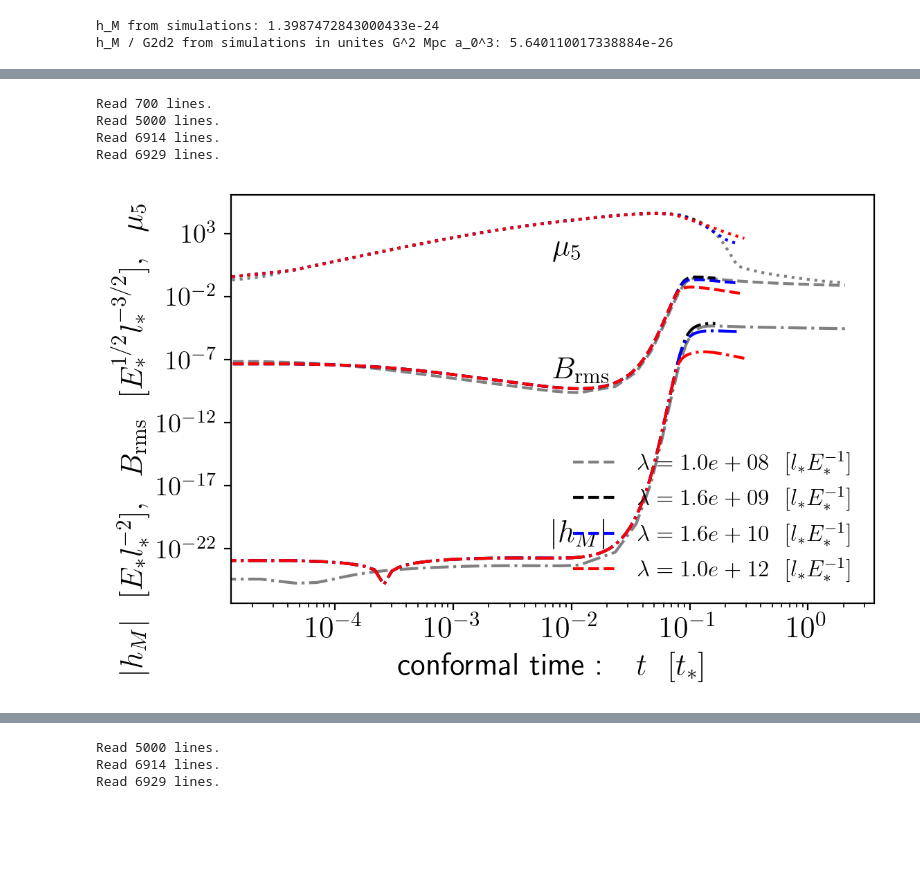
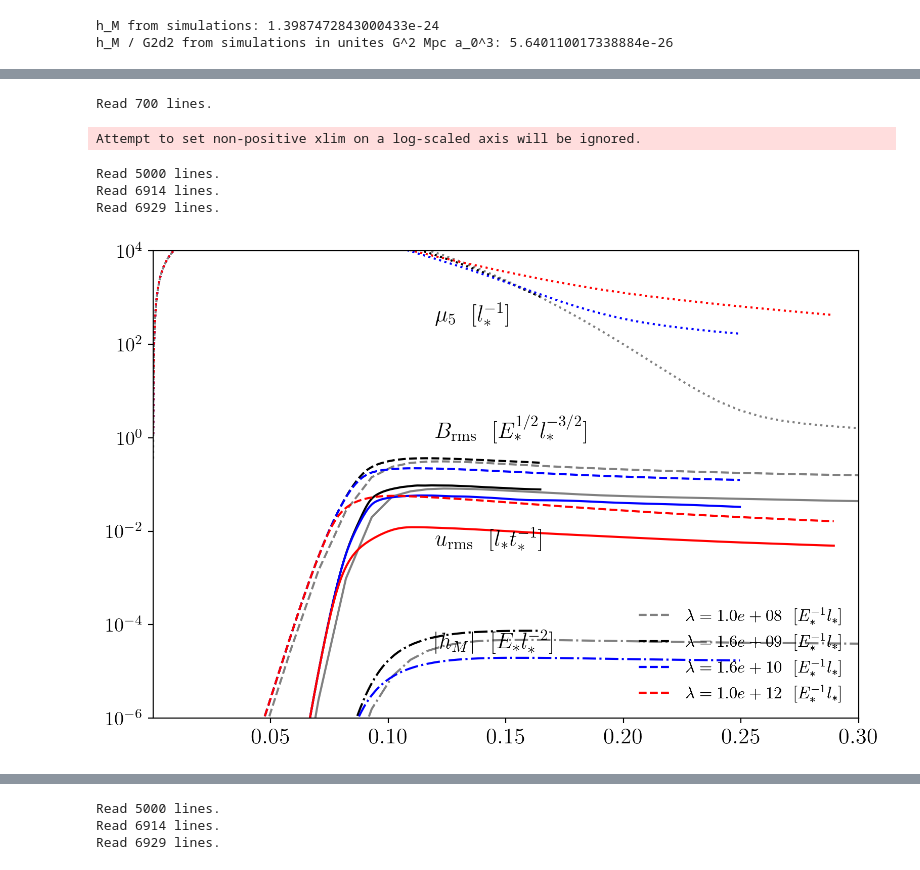
Before and after one commit to shturman99/CME, a Jupyter notebook: CME_pipeline_notebook.ipynb, the cells around one changed output, grey strips where cells are left out. Cells and saved outputs as stored; diff of their text form; code cells hidden in the pictures; blank space fills up the shorter version.

```diff
--- a/CME_pipeline_notebook.ipynb
+++ b/CME_pipeline_notebook.ipynb
@@ -200,62 +204,83 @@ for sim in sims:
         if lam is not None and lam not in lambda_to_color:
             lambda_to_color[lam] = next(color_cycle)
 # %%
+from matplotlib.lines import Line2D
+
 # One combined figure in the "Brms" style, but with multiple runs
-fig, ax = plt.subplots(figsize=(6, 4))
+fig, ax = plt.subplots(figsize=(9, 6))
 
 handles, labels = [], []
+hel_vs_lambda = {}
 
 for sim in sims:
-    # same filtering you had
     if sim.name == "1024_gamma3_new_source7_k200b":
         pass
     elif (not sim.name.startswith("256")) or any(x in sim.name for x in ["4e8", "8e8", "2e8"]):
         continue
 
     ts   = pc.read.ts(datadir=sim.datadir)
     pars = pc.read.param(datadir=sim.datadir, param2=True)
     lam  = getattr(pars, "lambda5", None)
-
     if lam is None:
         continue
 
     color = lambda_to_color.get(lam, "gray")
 
     t    = np.asarray(ts.t) - cfg.t_offset
     brms = np.asarray(ts.brms)
     hel  = np.asarray(ts.abm)
-    mu5 = np.asarray(ts.mu5m)
+    mu5  = np.asarray(ts.mu5m)
+    urms = np.asarray(ts.urms)
 
-    # Match pipeline styles: Brms dashed, |h_M| dash-dot
-    hB, = ax.loglog(t, np.abs(brms), "--", color=color,
-                    label=rf"$\lambda = {lam:.2e}$")
-    ax.loglog(t, np.abs(hel), "-.", color=color)
-    ax.loglog(t, np.abs(mu5), ":", color=color,label = rf"$\lambda = {lam:.2e} ~~ [l_*E_*^{-1}]$")
+    hel_vs_lambda[sim.name] = [hel[-1], lam]
+
+    # Actual plots
+    hB, = ax.loglog(t[1:], np.abs(brms)[1:], "--", color=color)    # Brms dashed
+    ax.loglog(t[1:], np.abs(hel)[1:], "-.", color=color)           # |hM| dash-dot
+    ax.loglog(t[1:], np.abs(mu5)[1:], ":", color=color)            # μ5 dotted
+    ax.loglog(t[1:], np.abs(urms)[1:], "-", color=color)           # urms dotted
+
     handles.append(hB)
-    labels.append(rf"$\lambda = {lam:.1e}~~ [l_*E_*^{{-1}}]$")
+    #ax.set_xlim(0.0,0.3)
+    ax.set_ylim(1e-6, 1e4)
+    ax.set_xscale("linear")
+    labels.append(rf"$\lambda = {lam:.1e}~~[E_*^{{-1}}l_*]$")
+from matplotlib.font_manager import FontProperties
 
-# Axis labels identical to plot_ts_brms_and_hel
-ax.set_xlabel(r"conformal time :~~ $t~~ [t_*]$")
-ax.set_ylabel(r"$|h_M| ~~ [E_*l_*^{-2}],~~B_{\mathrm{rms}} ~~ [E_{*}^{1/2} l_*^{-3/2}],~~ \mu_5 ~~ [l_*^{-1}]$")
+legend_font = FontProperties(size=12)
+# Main λ-legend
+leg1 = ax.legend(handles, labels, frameon=False, loc="lower right", prop=legend_font)
+ax.add_artist(leg1)
+# Second legend explaining style of each variable
+var_handles = [
+    Line2D([0], [0], linestyle=":",   color="black", label=r"$\mu_5 ~~ [l_*^{-1}]$"),
+    Line2D([0], [0], linestyle="--",  color="black", label=r"$B_{\mathrm{rms}}~~ [E^{1/2}_*l^{-3/2}_*]$"),
+    Line2D([0], [0], linestyle="-",   color="black", label=r"$u_{\mathrm{rms}}~~ [l_* t^{-1}_*]$"),
+    Line2D([0], [0], linestyle="-.",  color="black", label=r"$|h_M|~~ [E_*l^{-2}_*]$"),
+]
 
-ax.legend(handles, labels, frameon=False, loc="lower right", fontsize=12)
+#leg2 = ax.legend(
+#    handles=var_handles,
+#    frameon=False,
+#    prop= legend_font,
+#    loc="best",        # adjust where you want it
+#    bbox_to_anchor=(0.7,0.55)
+#)
 
+ax.text(0.4, 0.85,  r"$\mu_5~~[l_*^{-1}]$",       transform=ax.transAxes)
+ax.text(0.4, 0.6, r"$B_{\mathrm{rms}}~~[E^{1/2}_*l^{-3/2}_*]$", transform=ax.transAxes)
+ax.text(0.4, 0.37, r"$u_{\mathrm{rms}}~~[l_* t^{-1}_*]$", transform=ax.transAxes)
+ax.text(0.4, 0.15, r"$|h_M| ~~[E_*l^{-2}_*]$",       transform=ax.transAxes)
 
-# Optional annotations like in your custom figure:
-ax.text(0.5, 0.55, r"$B_{\mathrm{rms}}$", transform=ax.transAxes)
-ax.text(0.5, 0.15, r"$|h_M|$",       transform=ax.transAxes)
-ax.text(0.5, 0.85, r"$\mu_5$",       transform=ax.transAxes)
-
-
-
-plt.tight_layout()
-plt.show()
+#ax.add_artist(leg2
+plt.savefig(fname="Brms.pdf")
 # %% [output]
 Read 700 lines.
-Read 5000 lines.
-Read 6914 lines.
-Read 6929 lines.
+Attempt to set non-positive xlim on a log-scaled axis will be ignored.
+Read 5000 lines.
+Read 6914 lines.
+Read 6929 lines.
-[figure, old version]
+[figure, new version]
 # %%
 # choose a synthetic "run name" for the comparison figure
 run_label = "all_runs"
```
Also changed, not shown: parts of 13 cells of this notebook, 2 other files.
